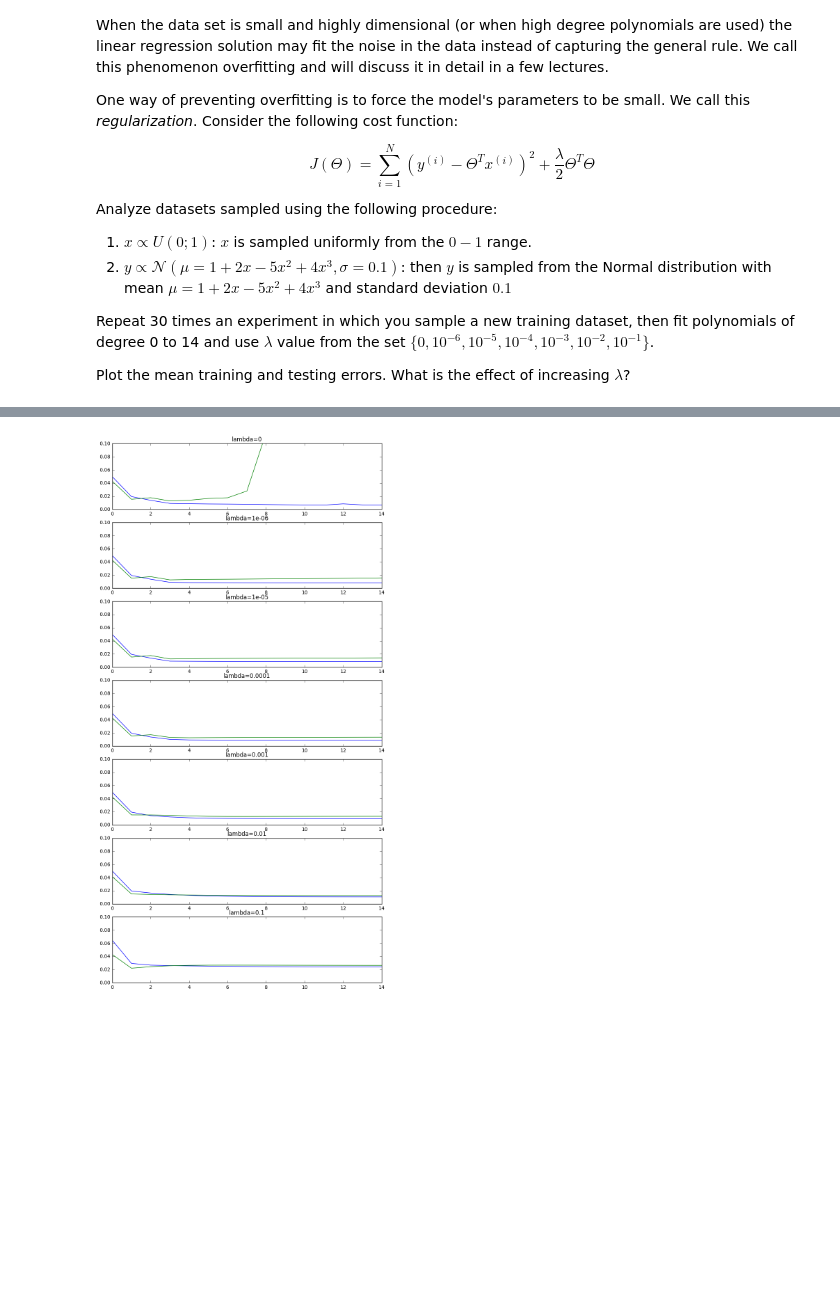
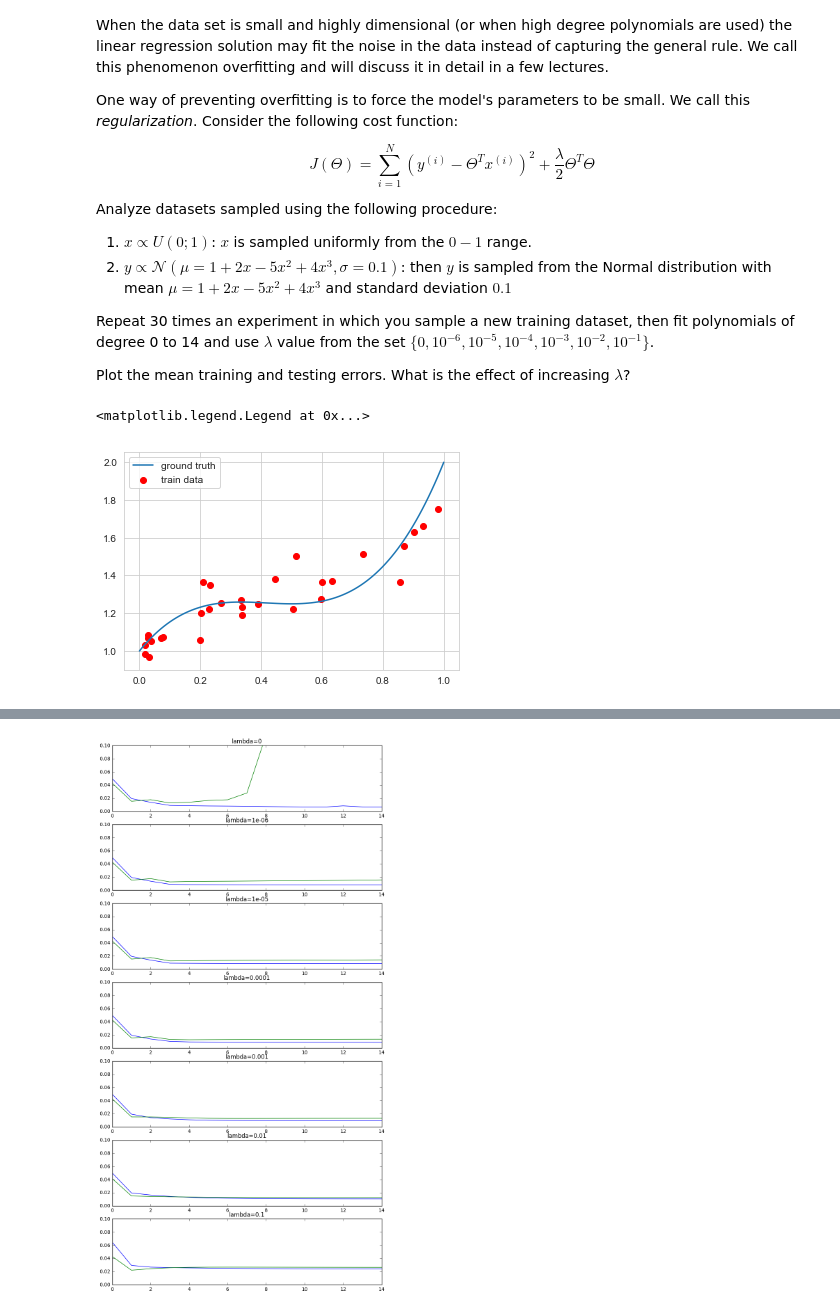
Before and after one commit to samorr/nn_assignments, a Jupyter notebook: assignment2/Assignment2.ipynb, the cells around one changed output, grey strips where cells are left out. Saved outputs shown, nothing was run; the diff lists cells and outputs as text; code cells hidden in the pictures; blank space fills up the shorter version.

```diff
--- a/assignment2/Assignment2.ipynb
+++ b/assignment2/Assignment2.ipynb
@@ -696,29 +715,30 @@ Plot the mean training and testing errors. What is the effect of increasing $\la
 # %%
 def poly_fun(X, Theta):
     """Compute the value of polynomial with coefficients Theta for points in X"""
-    #
-    # TODO: Write body of the function.
-    # Return a vector of values in points from X (the same shape as X).
-    #
+    XP = powers_of_X(X, Theta.shape[0]-1)
+    return Theta.T @ XP
 
 #
 # The true polynomial relation:
 # y(x) = 1 + 2x -5x^2 + 4x^3
 #
 # TODO: write down the proper coefficients
 #
 true_poly = np.array([1., 2., -5, 4])
 
 def make_dataset(N, theta=true_poly, sigma=0.1):
     """ Sample a dataset """
     X = np.random.rand(N)
     Y = np.random.randn(N)*sigma + poly_fun(X, true_poly)
     return X,Y
 
 
 train_data = make_dataset(30)
 XX = np.linspace(0,1,100)
 YY = poly_fun(XX, true_poly)
-scatter(train_data[0], train_data[1], label='train data', color='r')
-plot(XX, poly_fun(XX, true_poly), label='ground truth')
-legend(loc='upper left')
+plt.scatter(train_data[0], train_data[1], label='train data', color='r')
+plt.plot(XX, poly_fun(XX, true_poly), label='ground truth')
+plt.legend(loc='upper left')
+# %% [output]
+<matplotlib.legend.Legend at 0x...>
+[figure, added]
```
Also changed, not shown: parts of 10 cells of this notebook.
